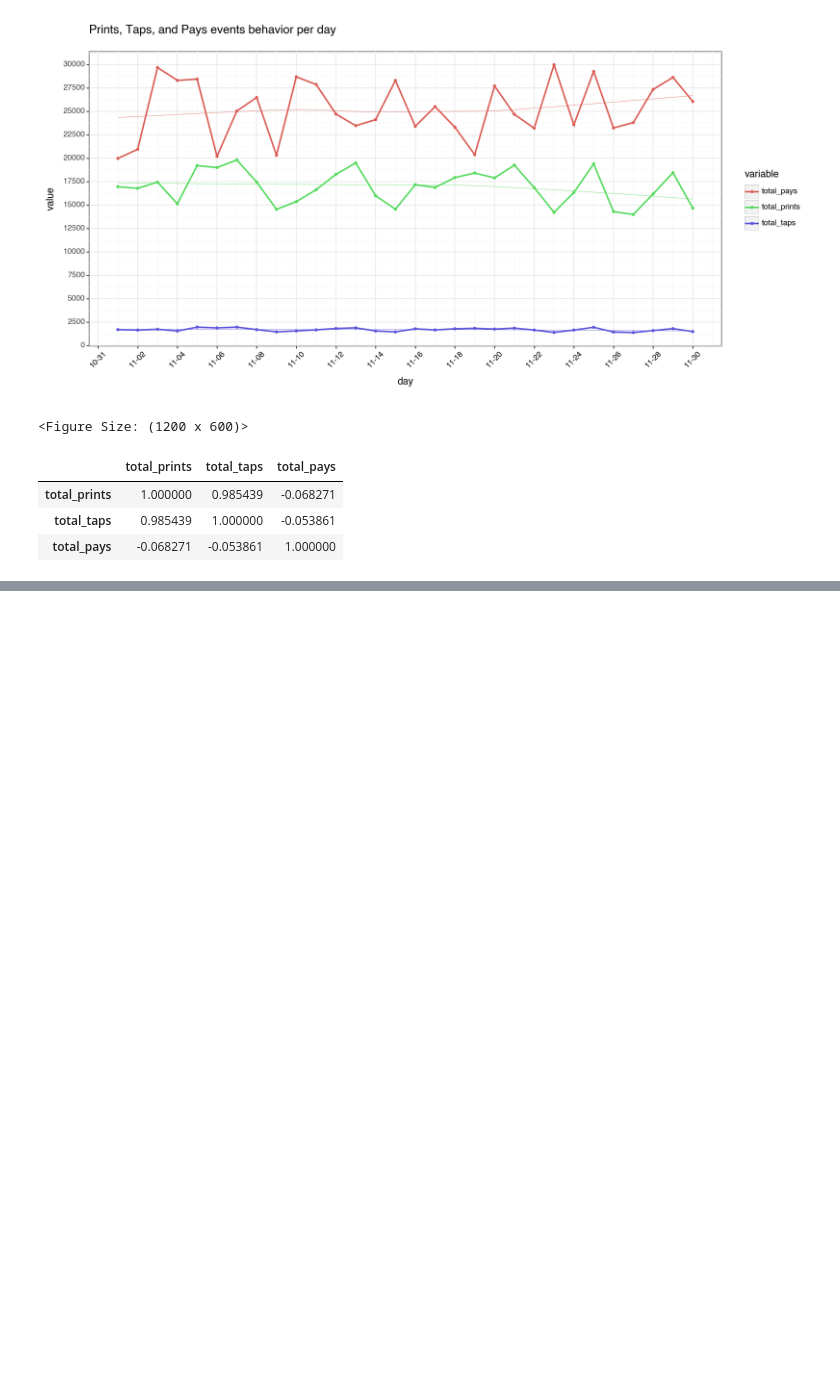
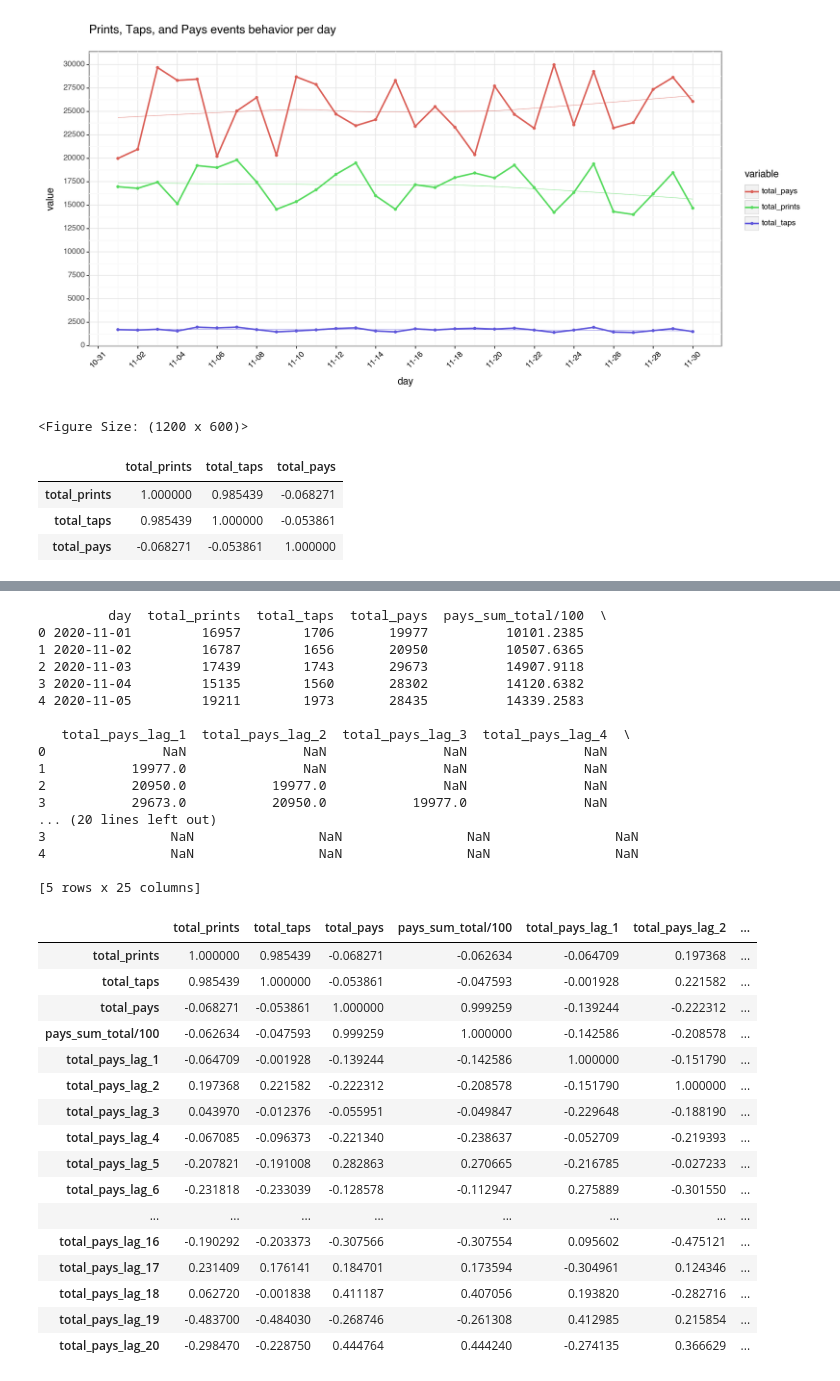
Before and after one commit to andresvivallo/meli, a Jupyter notebook: EDA.ipynb, the cells around one changed output, grey strips where cells are left out. Saved outputs shown, nothing was run; the diff lists cells and outputs as text; code cells hidden in the pictures; blank space fills up the shorter version.

Commit message:
three requirements solved

```diff
--- a/EDA.ipynb
+++ b/EDA.ipynb
@@ -629,0 +583,31 @@ df_pays.groupby(
+# %%
+df_pays_total_sum = df_pays.groupby(
+    "pay_date"
+).sum(
+).reset_index(
+).drop(
+    [
+        "user_id",
+        "value_prop"
+    ],
+    axis=1
+).rename(
+    columns={
+        "total": "pays_sum_total/100",
+        "pay_date": "day"
+    }
+)
+df_pays_total_sum["day"] = pd.to_datetime(df_pays_total_sum['day'])
+df_pays_total_sum["pays_sum_total/100"] = df_pays_total_sum['pays_sum_total/100']/100
+
+# Merging three source of counts by day and total_sum
+df_total_counts_and_sum = df_prints_total_count.merge(
+    df_taps_total_count, on="day", how="left"
+).merge(
+    df_pays_total_count, on="day", how="left"
+).merge(
+    df_pays_total_sum, on="day", how="left"
+)
+
+# Wide to long table
+df_long = pd.melt(df_total_counts_and_sum, id_vars='day')
@@ -629,0 +662,47 @@ df_pays.groupby(
+# %%
+df_total_counts_and_sum_2 = df_total_counts_and_sum.sort_values('day')
+for i in list(np.linspace(start=1, stop=20, num=20)):
+    df_total_counts_and_sum_2[
+        f"total_pays_lag_{int(i)}"
+    ] = df_total_counts_and_sum_2['total_pays'].shift(int(i))
+print(df_total_counts_and_sum_2.head(n=5))
+
+corr = df_total_counts_and_sum_2.drop(
+    "day", axis=1
+).corr()
+corr.style.background_gradient(cmap='coolwarm')
+# %% [output]
+         day  total_prints  total_taps  total_pays  pays_sum_total/100  \
+0 2020-11-01         16957        1706       19977          10101.2385
+1 2020-11-02         16787        1656       20950          10507.6365
+2 2020-11-03         17439        1743       29673          14907.9118
+3 2020-11-04         15135        1560       28302          14120.6382
+4 2020-11-05         19211        1973       28435          14339.2583
+
+   total_pays_lag_1  total_pays_lag_2  total_pays_lag_3  total_pays_lag_4  \
+0               NaN               NaN               NaN               NaN
+1           19977.0               NaN               NaN               NaN
+2           20950.0           19977.0               NaN               NaN
+3           29673.0           20950.0           19977.0               NaN
+... (20 lines left out)
+3                NaN                NaN                NaN                NaN
+4                NaN                NaN                NaN                NaN
+
+[5 rows x 25 columns]
+|  | total_prints | total_taps | total_pays | pays_sum_total/100 | total_pays_lag_1 | total_pays_lag_2 | ... |
+| total_prints | 1.000000 | 0.985439 | -0.068271 | -0.062634 | -0.064709 | 0.197368 | ... |
+| total_taps | 0.985439 | 1.000000 | -0.053861 | -0.047593 | -0.001928 | 0.221582 | ... |
+| total_pays | -0.068271 | -0.053861 | 1.000000 | 0.999259 | -0.139244 | -0.222312 | ... |
+| pays_sum_total/100 | -0.062634 | -0.047593 | 0.999259 | 1.000000 | -0.142586 | -0.208578 | ... |
+| total_pays_lag_1 | -0.064709 | -0.001928 | -0.139244 | -0.142586 | 1.000000 | -0.151790 | ... |
+| total_pays_lag_2 | 0.197368 | 0.221582 | -0.222312 | -0.208578 | -0.151790 | 1.000000 | ... |
+| total_pays_lag_3 | 0.043970 | -0.012376 | -0.055951 | -0.049847 | -0.229648 | -0.188190 | ... |
+| total_pays_lag_4 | -0.067085 | -0.096373 | -0.221340 | -0.238637 | -0.052709 | -0.219393 | ... |
+| total_pays_lag_5 | -0.207821 | -0.191008 | 0.282863 | 0.270665 | -0.216785 | -0.027233 | ... |
+| total_pays_lag_6 | -0.231818 | -0.233039 | -0.128578 | -0.112947 | 0.275889 | -0.301550 | ... |
+| ... | ... | ... | ... | ... | ... | ... | ... |
+| total_pays_lag_16 | -0.190292 | -0.203373 | -0.307566 | -0.307554 | 0.095602 | -0.475121 | ... |
+| total_pays_lag_17 | 0.231409 | 0.176141 | 0.184701 | 0.173594 | -0.304961 | 0.124346 | ... |
+| total_pays_lag_18 | 0.062720 | -0.001838 | 0.411187 | 0.407056 | 0.193820 | -0.282716 | ... |
+| total_pays_lag_19 | -0.483700 | -0.484030 | -0.268746 | -0.261308 | 0.412985 | 0.215854 | ... |
+| total_pays_lag_20 | -0.298470 | -0.228750 | 0.444764 | 0.444240 | -0.274135 | 0.366629 | ... |
```
Also changed, not shown: parts of 13 cells of this notebook, 6 other files.
